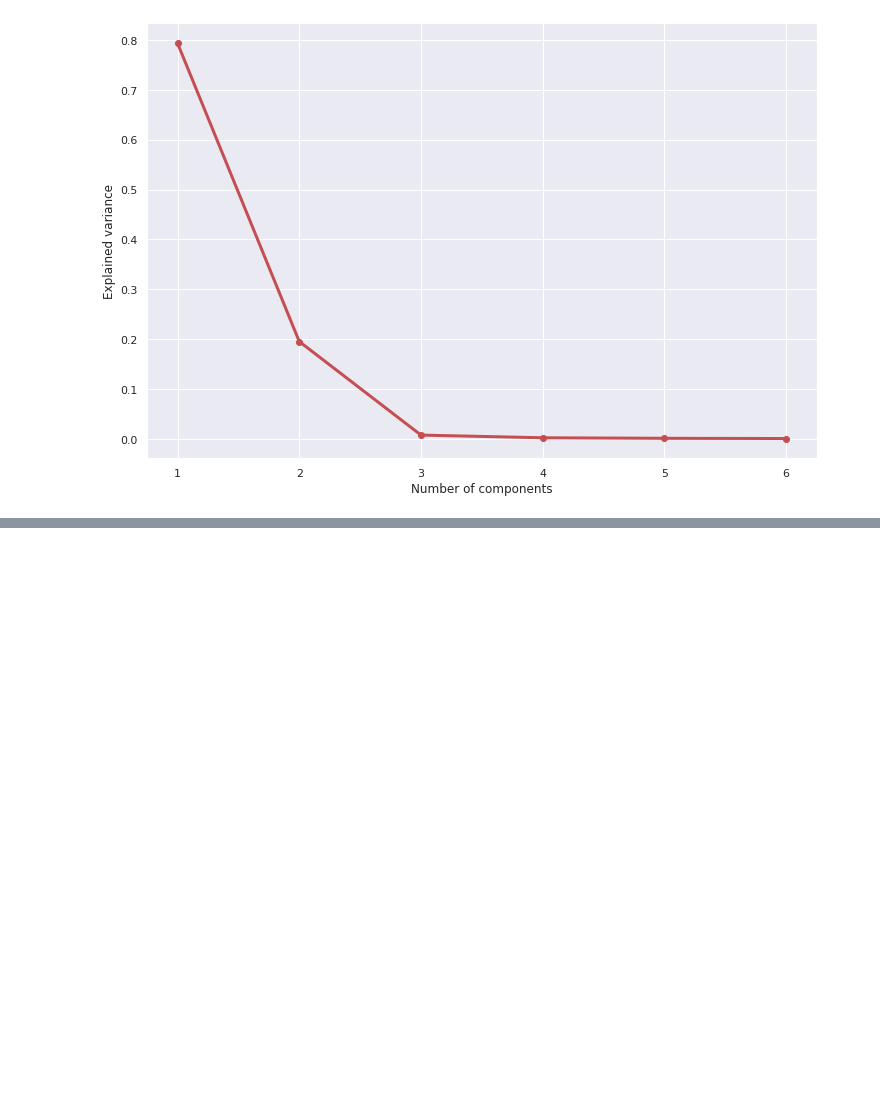
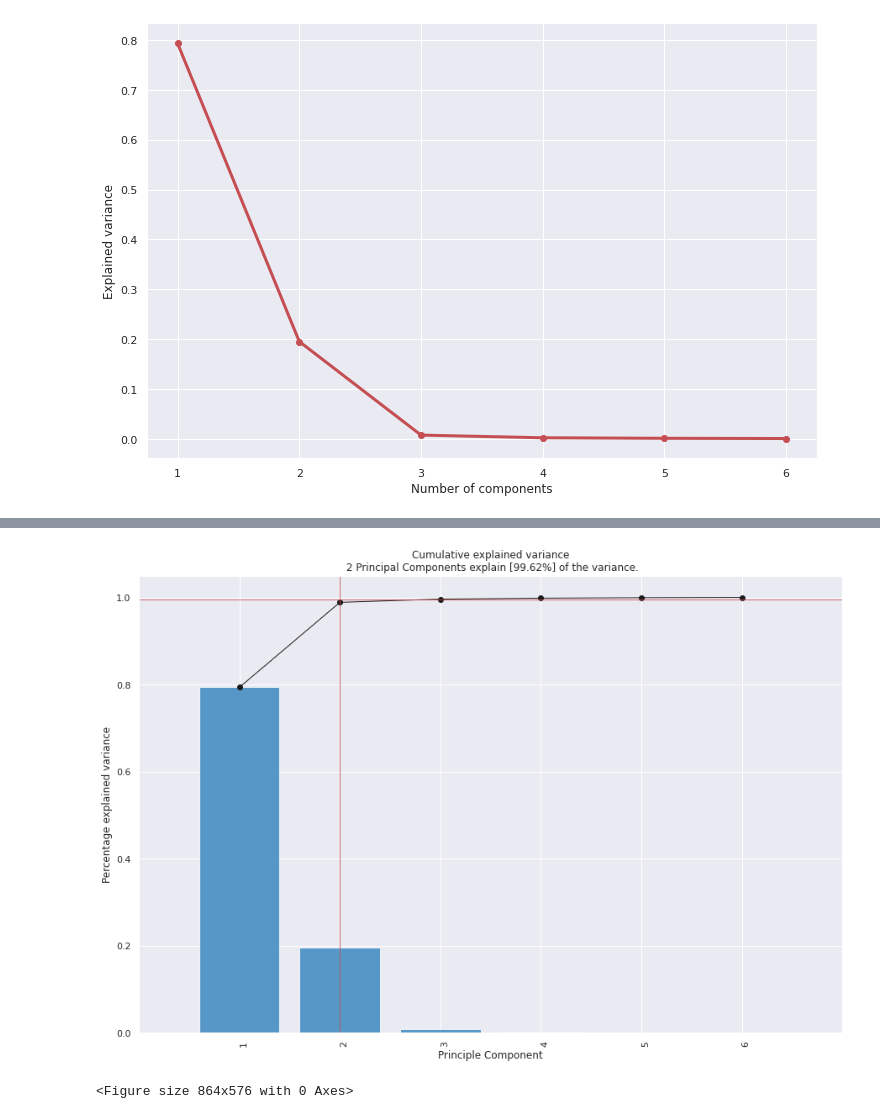
Before and after one commit to Ameer-Mohammed/test2, a Jupyter notebook: Project.ipynb, the cells around one changed output, grey strips where cells are left out. Saved outputs shown, nothing was run; the diff lists cells and outputs as text; code cells hidden in the pictures; blank space fills up the shorter version.

```diff
--- a/Project.ipynb
+++ b/Project.ipynb
@@ -267,0 +351,6 @@ plt.show()
+# %%
+from pca import pca
+# Initialize and keep all PCs
+model = pca()
+# Fit transform
+out = model.fit_transform(df)
@@ -267,0 +380,5 @@ plt.show()
+# %%
+model.plot();
+# %% [output]
+[figure, added]
+<Figure size 864x576 with 0 Axes>
```
Also changed, not shown: parts of 26 cells of this notebook.
